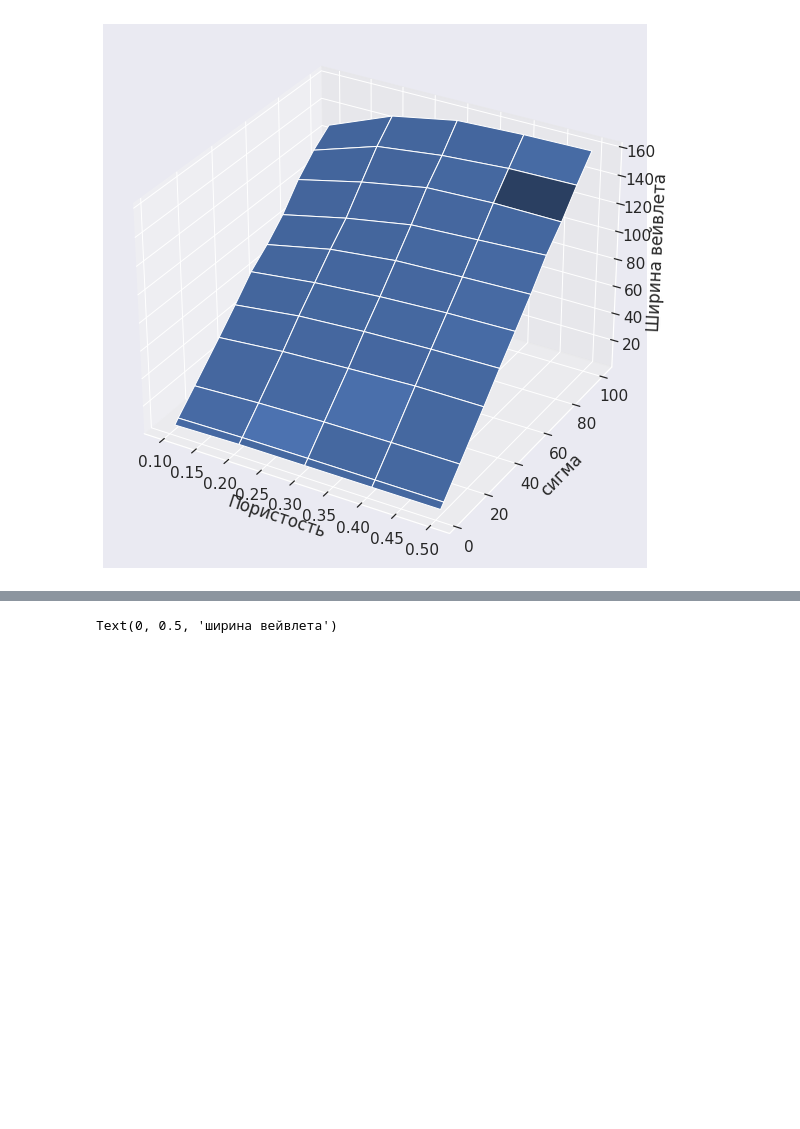
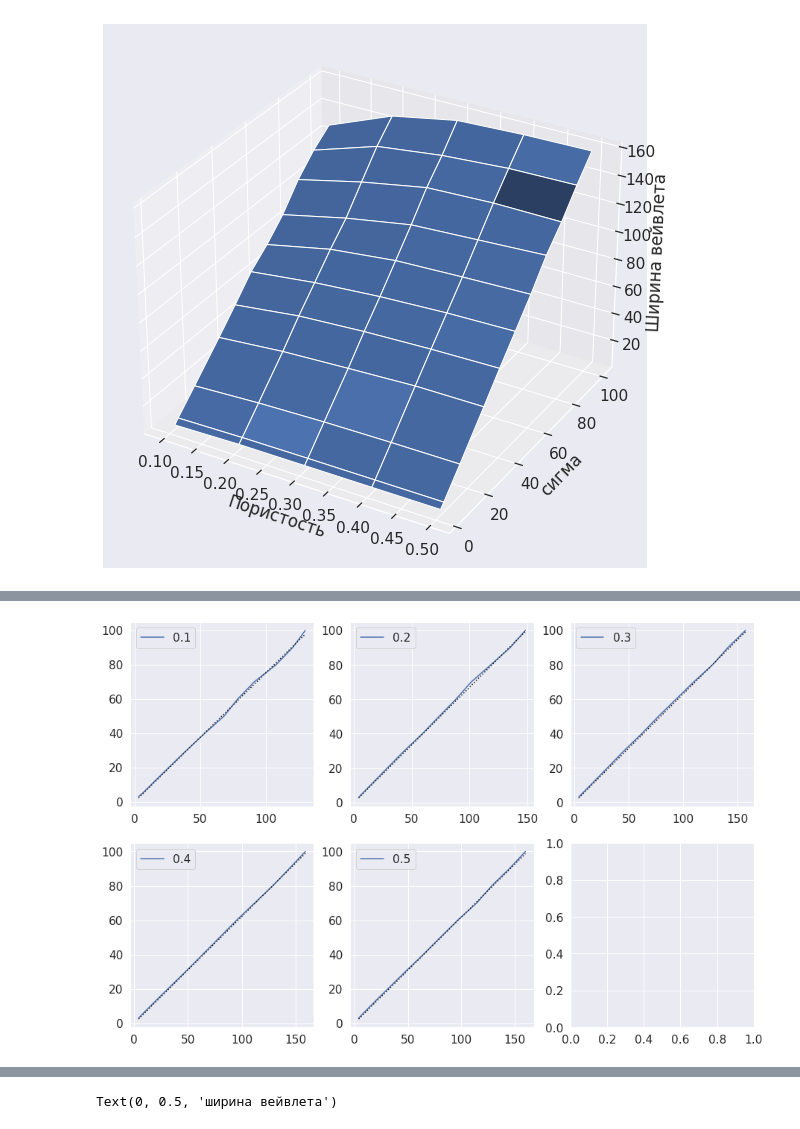
Before and after one commit to ankhafizov/MLTomography, a Jupyter notebook: notebooks/map_preview.ipynb, the cells around one changed output, grey strips where cells are left out. Cells and saved outputs as stored; diff of their text form; code cells hidden in the pictures; blank space fills up the shorter version.

```diff
--- a/notebooks/map_preview.ipynb
+++ b/notebooks/map_preview.ipynb
@@ -51,0 +72,14 @@ df.groupby("sigma").get_group(15).plot(x='porosity', y='wavelet_width')
+# %%
+
+fig, axes = plt.subplots(ncols=3, nrows=2, figsize=(15,10))
+axes = axes.flatten()
+
+for p, ax in zip(df.porosity.unique(), axes):
+    x = df.groupby("porosity").get_group(p)['wavelet_width']
+    y = df.groupby("porosity").get_group(p)['sigma']
+    ax.plot(x, y, label=str(p))
+    coef, *_ = np.polyfit(x, y, 1)
+    ax.plot(x, coef*x, linestyle="dotted", color='k')
+    ax.legend()
+# %% [output]
+[figure, added]
```
Also changed, not shown: parts of 5 cells of this notebook, 2 other files.
